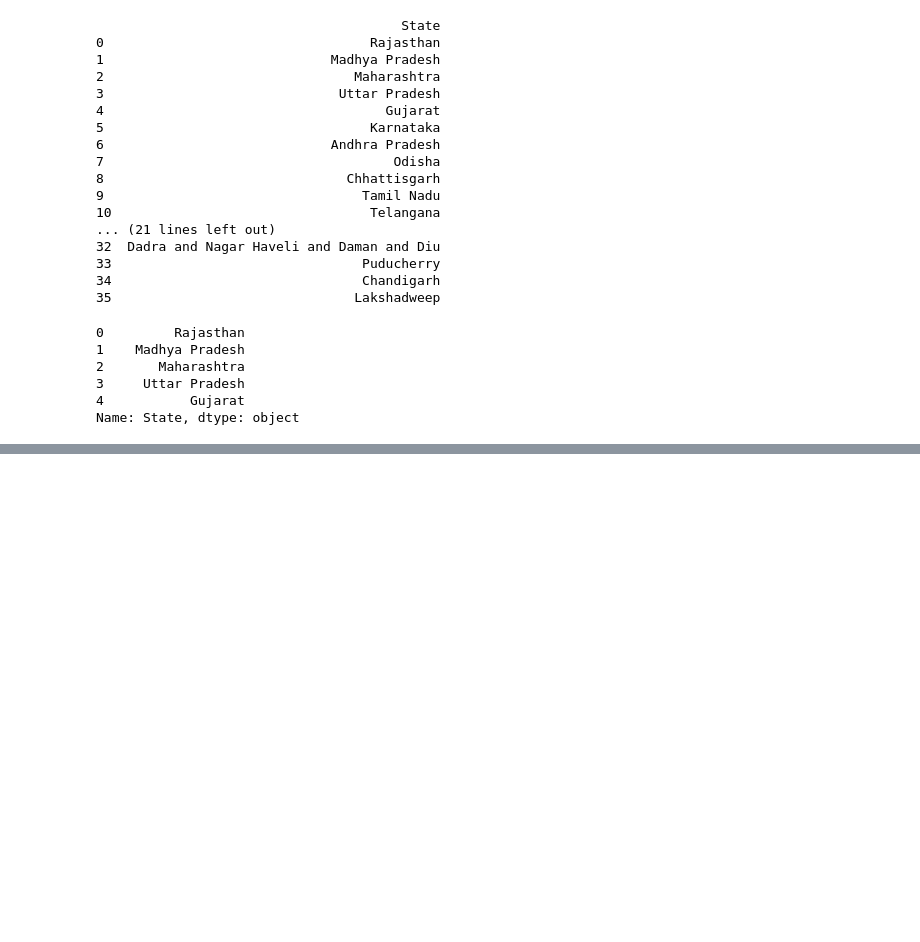
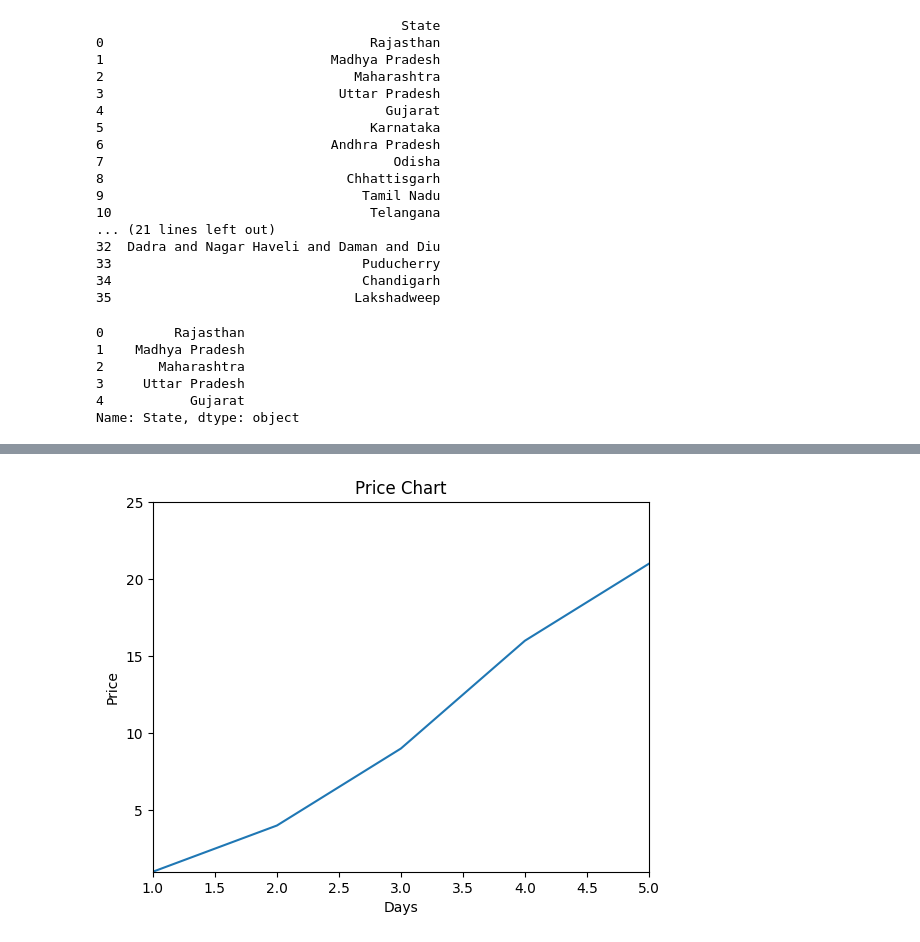
Before and after one commit to harish-44/SIC, a Jupyter notebook: 18,3,23.IPYNB, the cells around one changed output, grey strips where cells are left out. Cells and saved outputs as stored; diff of their text form; code cells hidden in the pictures; blank space fills up the shorter version.

```diff
--- a/18,3,23.IPYNB
+++ b/18,3,23.IPYNB
@@ -122,0 +313,10 @@ Name: State, dtype: object
+# %%
+import matplotlib.pyplot as ppp
+ppp.plot([1,2,3,4,5],[1,4,9,16,21])
+ppp.title("Price Chart")
+ppp.xlabel("Days")
+ppp.ylabel("Price")
+ppp.axis([1,5,1,25])
+ppp.show()
+# %% [output]
+[figure, added]
```
Also changed, not shown: parts of 25 cells of this notebook, 4 other files.
